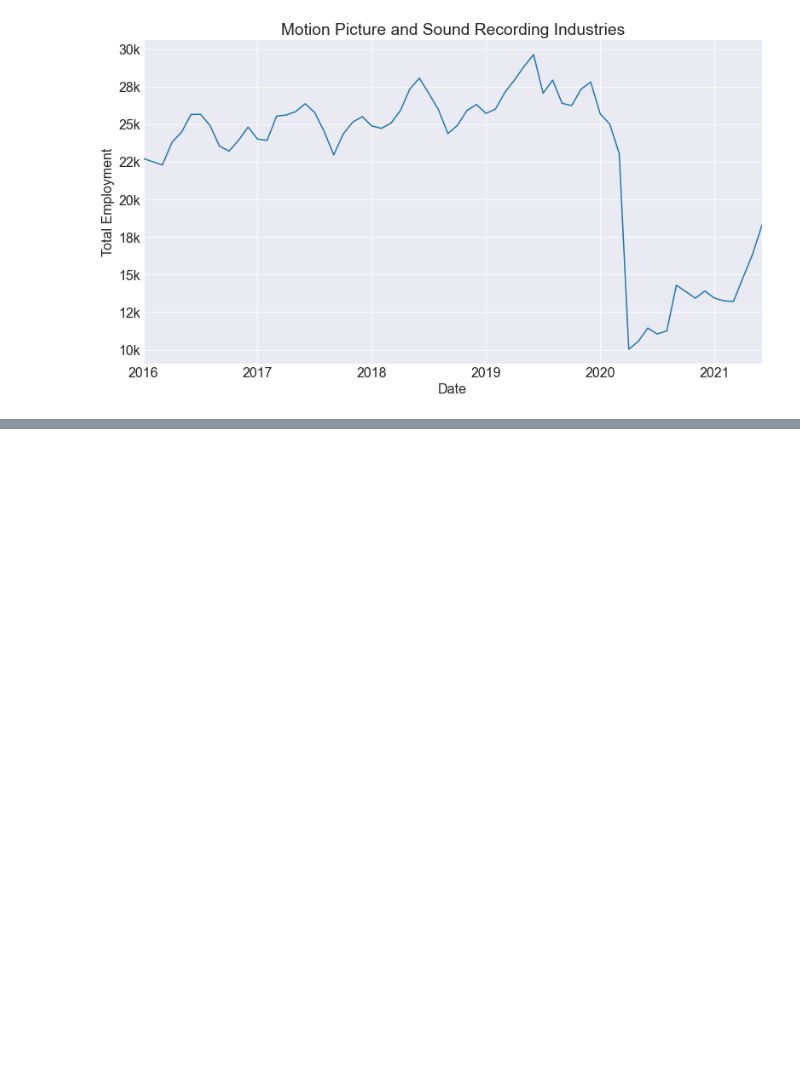
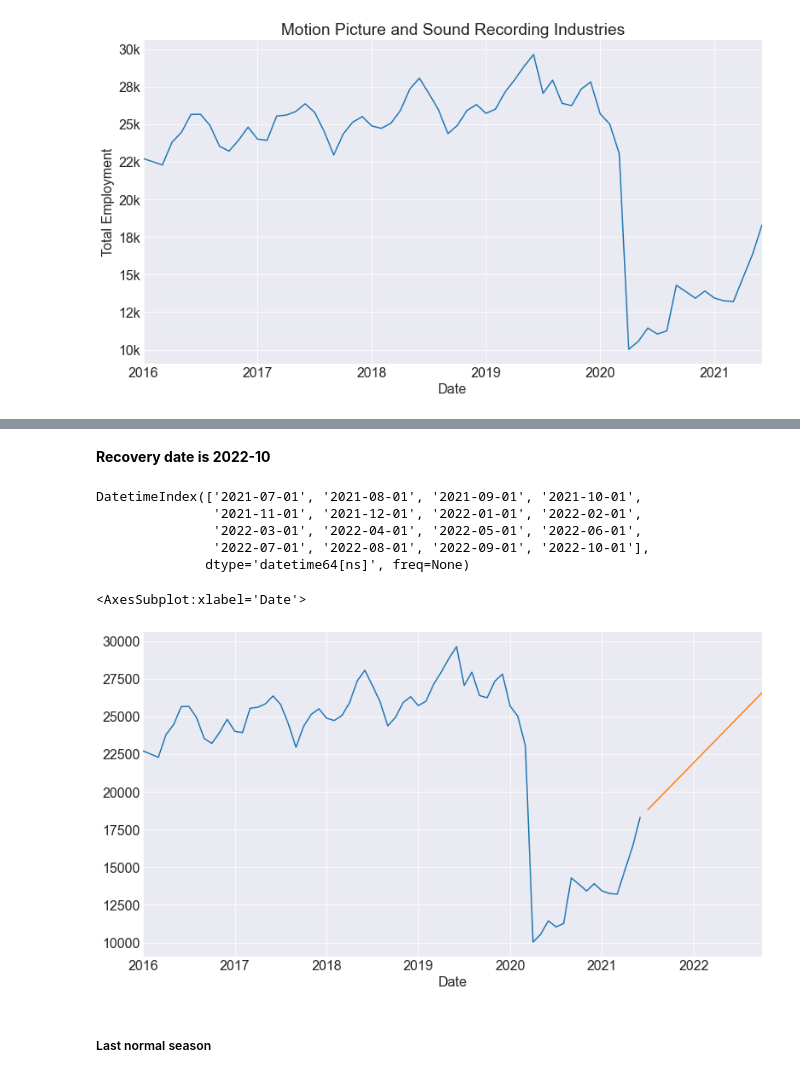
Before and after one commit to capstone-job-market-analysis/job-market-analysis, a Jupyter notebook: adam_scratch_forecasting.ipynb, the cells around one changed output, grey strips where cells are left out. Drawn from its saved outputs; the diff is of its cells as text; code cells hidden in the pictures; blank space fills up the shorter version.

Commit message:
got holts working for first model

```diff
--- a/adam_scratch_forecasting.ipynb
+++ b/adam_scratch_forecasting.ipynb
@@ -345,0 +348,4 @@ s_motion['2020-04' : ].plot()
+# %%
+# define train set for this model
+train = s_motion['2020-04' : ]
+train
@@ -345,0 +428,7 @@ s_motion['2020-04' : ].plot()
+# %%
+model = Holt(train, exponential = False)
+model = model.fit(optimized = True)
+holts = model.predict(start = future_index[0],
+              end = future_index[-1])
+# s_motion.plot()
+# holts.plot()
@@ -345,0 +473,42 @@ s_motion['2020-04' : ].plot()
+# %% [markdown]
+**Recovery date is 2022-10**
+# %%
+# redefine future index based on when recovery occured
+future_index_str = [
+    '2021-07',
+    '2021-08',
+    '2021-09',
+    '2021-10',
+    '2021-11',
+    '2021-12',
+    '2022-01',
+    '2022-02',
+    '2022-03',
+    '2022-04',
+    '2022-05',
+    '2022-06',
+    '2022-07',
+    '2022-08',
+    '2022-09',
+    '2022-10'
+    ]
+
+future_index = pd.to_datetime(future_index_str)
+
+future_index
+# %% [output]
+DatetimeIndex(['2021-07-01', '2021-08-01', '2021-09-01', '2021-10-01',
+               '2021-11-01', '2021-12-01', '2022-01-01', '2022-02-01',
+               '2022-03-01', '2022-04-01', '2022-05-01', '2022-06-01',
+               '2022-07-01', '2022-08-01', '2022-09-01', '2022-10-01'],
+              dtype='datetime64[ns]', freq=None)
+# %%
+# make adjusted predictions
+holts = model.predict(start = future_index[0], end = future_index[-1])
+s_motion.plot()
+holts.plot()
+# %% [output]
+<AxesSubplot:xlabel='Date'>
+[figure, added]
+# %% [markdown]
+##### Last normal season
```
Also changed, not shown: parts of 64 cells of this notebook.
